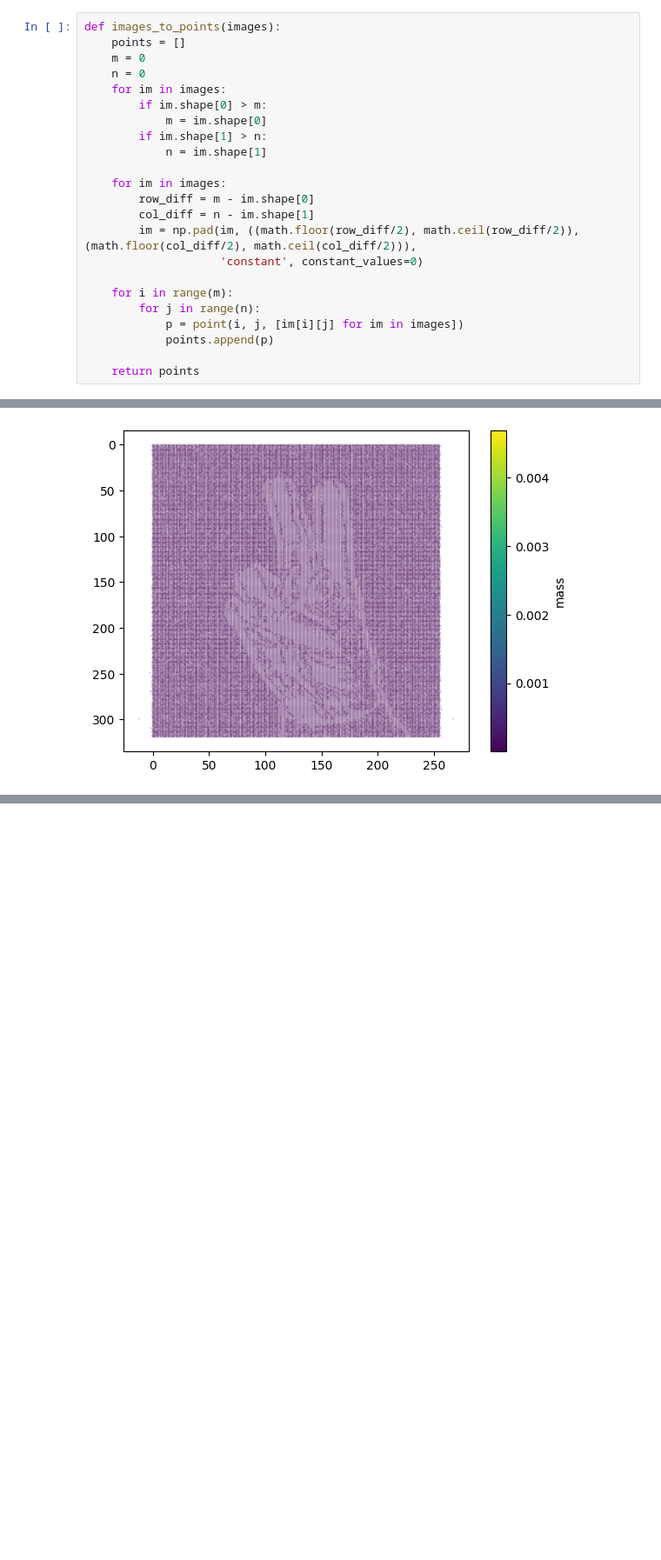
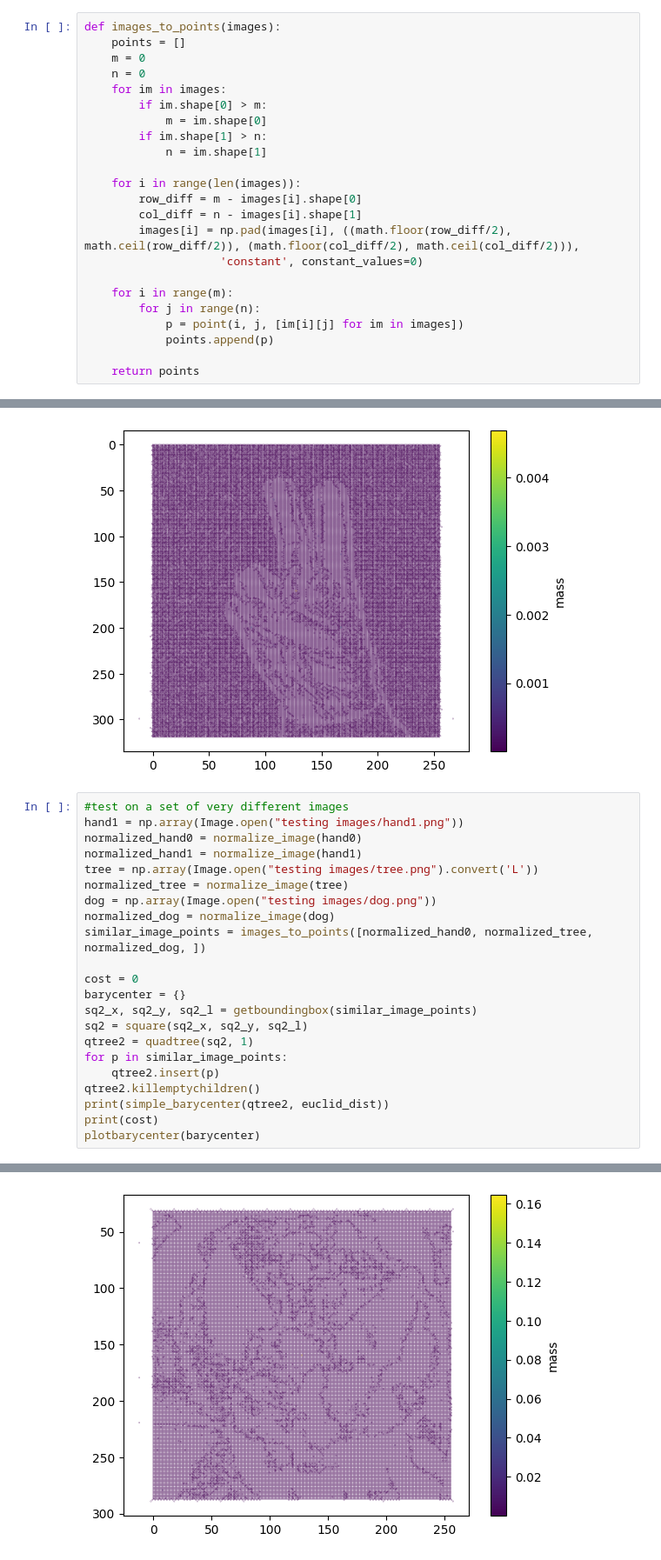
Before and after one commit to ethanyc04/csplus-ot, a Jupyter notebook: barycenter_testing.ipynb, the cells around one changed output, grey strips where cells are left out. Shown at 87% size. Drawn from its saved outputs; the diff is of its cells as text; blank space fills up the shorter version.

Commit message:
testing with several different images

```diff
--- a/barycenter_testing.ipynb
+++ b/barycenter_testing.ipynb
@@ -351,10 +351,10 @@ def images_to_points(images):
         if im.shape[1] > n:
             n = im.shape[1]
 
-    for im in images:
-        row_diff = m - im.shape[0]
-        col_diff = n - im.shape[1]
-        im = np.pad(im, ((math.floor(row_diff/2), math.ceil(row_diff/2)), (math.floor(col_diff/2), math.ceil(col_diff/2))),
+    for i in range(len(images)):
+        row_diff = m - images[i].shape[0]
+        col_diff = n - images[i].shape[1]
+        images[i] = np.pad(images[i], ((math.floor(row_diff/2), math.ceil(row_diff/2)), (math.floor(col_diff/2), math.ceil(col_diff/2))),
                     'constant', constant_values=0)
 
     for i in range(m):
@@ -441,3 +441,26 @@ plotbarycenter(barycenter)
 []
 1.7756558859270797
 [figure]
+# %%
+#test on a set of very different images
+hand1 = np.array(Image.open("testing images/hand1.png"))
+normalized_hand0 = normalize_image(hand0)
+normalized_hand1 = normalize_image(hand1)
+tree = np.array(Image.open("testing images/tree.png").convert('L'))
+normalized_tree = normalize_image(tree)
+dog = np.array(Image.open("testing images/dog.png"))
+normalized_dog = normalize_image(dog)
+similar_image_points = images_to_points([normalized_hand0, normalized_tree, normalized_dog, ])
+
+cost = 0
+barycenter = {}
+sq2_x, sq2_y, sq2_l = getboundingbox(similar_image_points)
+sq2 = square(sq2_x, sq2_y, sq2_l)
+qtree2 = quadtree(sq2, 1)
+for p in similar_image_points:
+    qtree2.insert(p)
+qtree2.killemptychildren()
+print(simple_barycenter(qtree2, euclid_dist))
+print(cost)
+plotbarycenter(barycenter)
+# %% [output]
@@ -443,0 +469 @@ plotbarycenter(barycenter)
+[figure, added]
```
Also changed, not shown: parts of 2 cells of this notebook.
